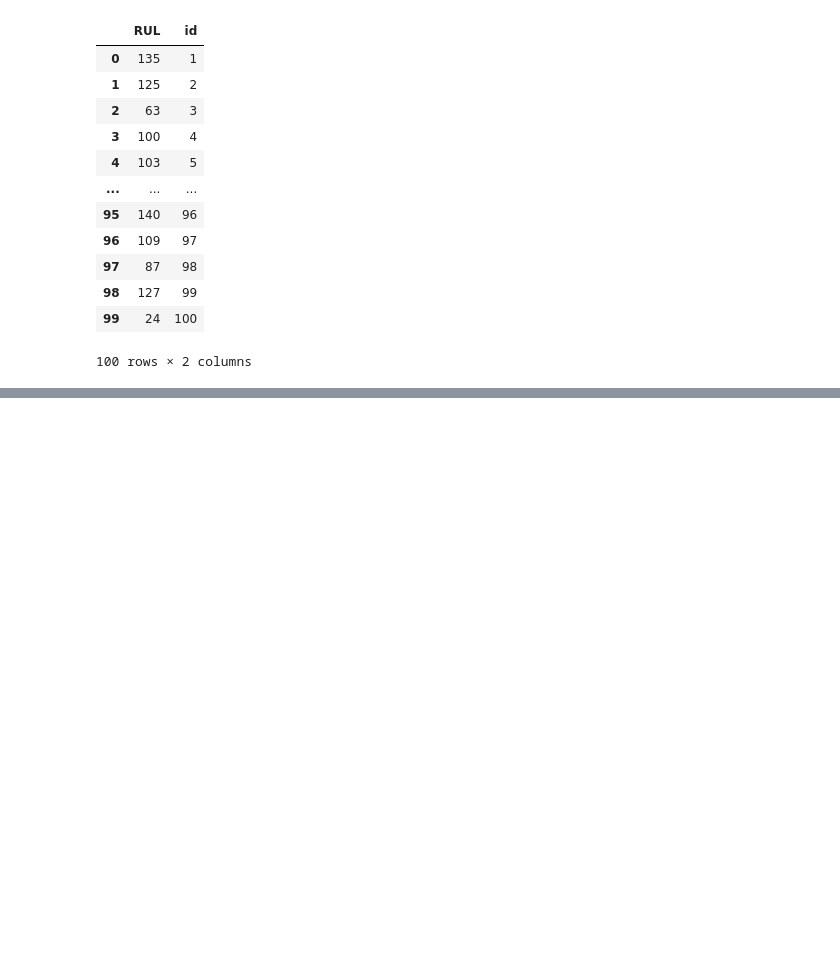
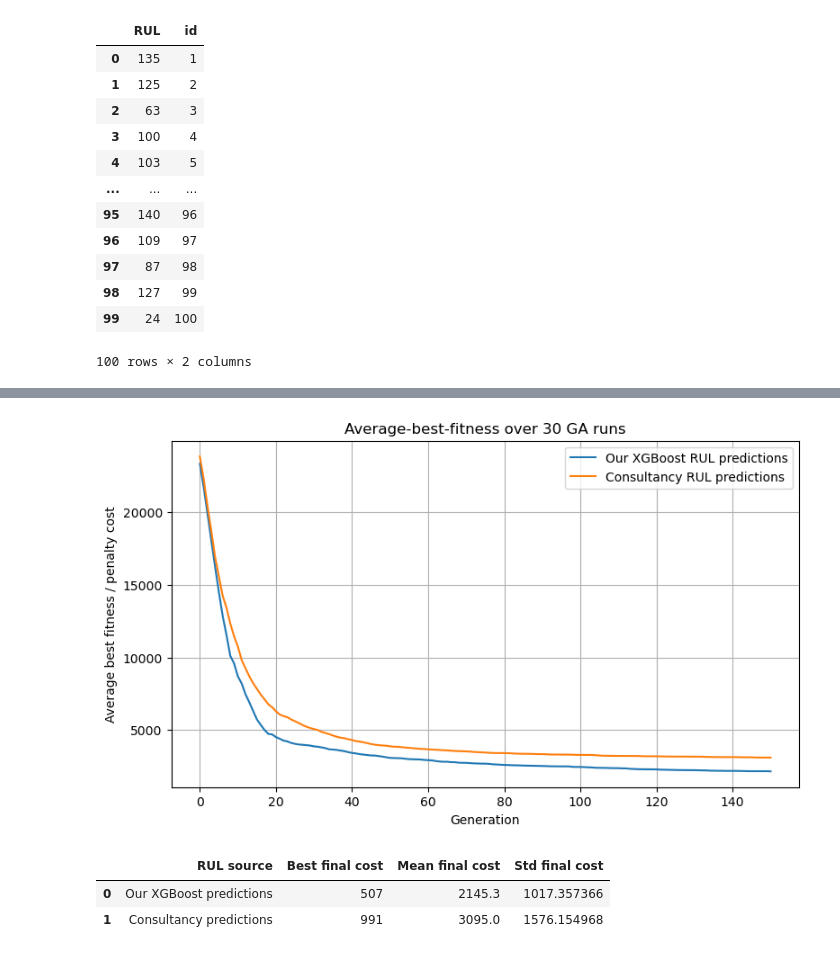
Before and after one commit to Silvanacht/Prescriptives_A3, a Jupyter notebook: A3_GA.ipynb, the cells around one changed output, grey strips where cells are left out. Saved outputs shown, nothing was run; the diff lists cells and outputs as text; code cells hidden in the pictures; blank space fills up the shorter version.

Commit message:
Added task 2.2 and 2.3, added some lines for task 1 and 2

```diff
--- a/A3_GA.ipynb
+++ b/A3_GA.ipynb
@@ -552,0 +799,17 @@ RUL
+# %%
+# ---------- Task 2.2: Run GA with our own RUL predictions ----------
+
+our_results = run_30_ga_experiments(
+    rul_predictions=our_rul,
+    label="Our XGBoost RUL predictions",
+    n_runs=30
+)
+
+
+# ---------- Task 2.3: Run GA with consultancy RUL predictions ----------
+
+consultancy_results = run_30_ga_experiments(
+    rul_predictions=consultancy_rul,
+    label="Consultancy RUL predictions",
+    n_runs=30
+)
@@ -552,0 +834,50 @@ RUL
+# %%
+# ---------- Average-best-fitness comparison plot ----------
+
+plt.figure(figsize=(9, 5))
+
+plt.plot(
+    our_results["average_best_history"],
+    label="Our XGBoost RUL predictions"
+)
+
+plt.plot(
+    consultancy_results["average_best_history"],
+    label="Consultancy RUL predictions"
+)
+
+plt.xlabel("Generation")
+plt.ylabel("Average best fitness / penalty cost")
+plt.title("Average-best-fitness over 30 GA runs")
+plt.legend()
+plt.grid(True)
+plt.show()
+# %% [output]
+[figure, added]
+# %%
+# ---------- Summary table ----------
+
+comparison_summary = pd.DataFrame({
+    "RUL source": [
+        "Our XGBoost predictions",
+        "Consultancy predictions"
+    ],
+    "Best final cost": [
+        np.min(our_results["final_costs"]),
+        np.min(consultancy_results["final_costs"])
+    ],
+    "Mean final cost": [
+        np.mean(our_results["final_costs"]),
+        np.mean(consultancy_results["final_costs"])
+    ],
+    "Std final cost": [
+        np.std(our_results["final_costs"], ddof=1),
+        np.std(consultancy_results["final_costs"], ddof=1)
+    ]
+})
+
+comparison_summary
+# %% [output]
+|  | RUL source | Best final cost | Mean final cost | Std final cost |
+| 0 | Our XGBoost predictions | 507 | 2145.3 | 1017.357366 |
+| 1 | Consultancy predictions | 991 | 3095.0 | 1576.154968 |
```
Also changed, not shown: parts of 10 cells of this notebook, 7 other files.
